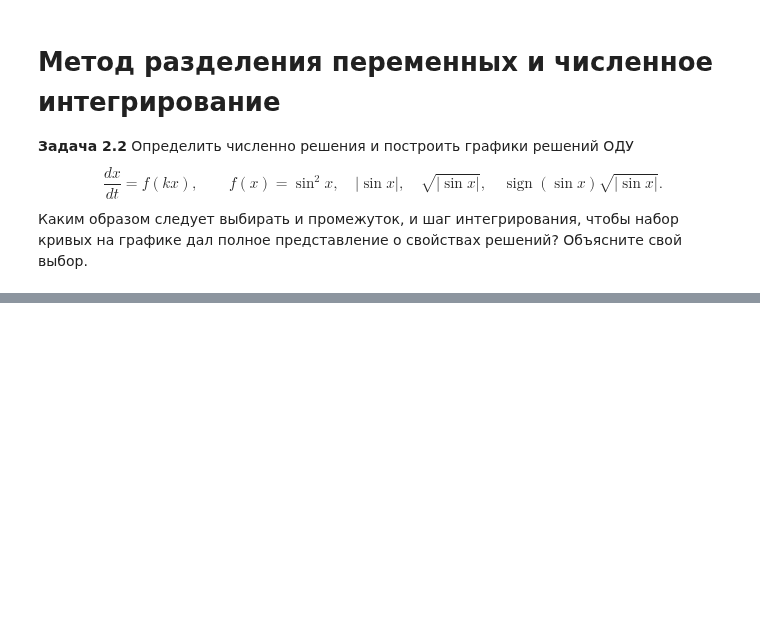
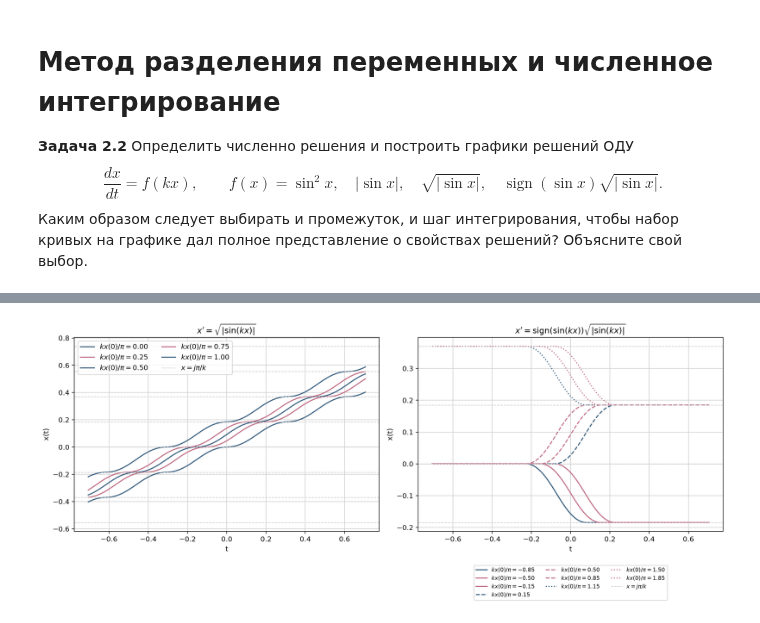
Before and after one commit to cloudnative0x0/Applied-Mathematics-The-Art-and-Craft-of-Computing, a Jupyter notebook: Math_Lab_2/Task_2_2/solution.ipynb, the cells around one changed output, grey strips where cells are left out. Saved outputs shown, nothing was run; the diff lists cells and outputs as text; code cells hidden in the pictures; blank space fills up the shorter version.

```diff
--- a/Math_Lab_2/Task_2_2/solution.ipynb
+++ b/Math_Lab_2/Task_2_2/solution.ipynb
@@ -27,0 +245,59 @@ background = [1.0000, 1.0000, 1.0000]
+# %%
+fig, axes = plt.subplots(1, 2, figsize=(14, 6))
+
+for index, y0 in enumerate([0, np.pi / 4, np.pi / 2, 3 * np.pi / 4, np.pi]):
+    axes[0].plot(
+        t,
+        sqrt_solution(tau, y0) / k,
+        color=maroon if index % 2 == 0 else red,
+        lw=1.5,
+        label=fr'$kx(0)/\pi={y0 / np.pi:.2f}$',
+    )
+
+for j in range(-3, 5):
+    axes[0].axhline(j * np.pi / k, color=cream, lw=0.9, ls='--')
+
+axes[0].set(
+    xlabel='t',
+    ylabel='x(t)',
+    title=r"$x'=\sqrt{|\sin(kx)|}$",
+    facecolor=background,
+)
+axes[0].grid(color=cream)
+handles, labels = axes[0].get_legend_handles_labels()
+axes[0].legend(handles + [equilibrium_handle], labels + [r'$x=j\pi/k$'], ncol=2)
+
+for index, y0 in enumerate(initial_y):
+    axes[1].plot(
+        t,
+        signed_sqrt_solution(tau, y0) / k,
+        color=maroon if index % 3 == 0 else red,
+        ls=line_styles[index // 3],
+        lw=1.5,
+        label=fr'$kx(0)/\pi={y0 / np.pi:.2f}$',
+    )
+
+for j in [-1, 0, 1, 2]:
+    axes[1].axhline(j * np.pi / k, color=cream, lw=0.9, ls='--')
+
+axes[1].set(
+    xlabel='t',
+    ylabel='x(t)',
+    title=r"$x'=\operatorname{sign}(\sin(kx))\sqrt{|\sin(kx)|}$",
+    facecolor=background,
+)
+axes[1].grid(color=cream)
+handles, labels = axes[1].get_legend_handles_labels()
+axes[1].legend(
+    handles + [equilibrium_handle],
+    labels + [r'$x=j\pi/k$'],
+    fontsize=8,
+    ncol=3,
+    loc='upper center',
+    bbox_to_anchor=(0.5, -0.16),
+)
+
+plt.tight_layout()
+plt.show()
+# %% [output]
+[figure, added]
```
Also changed, not shown: parts of 7 cells of this notebook, 5 other files.
